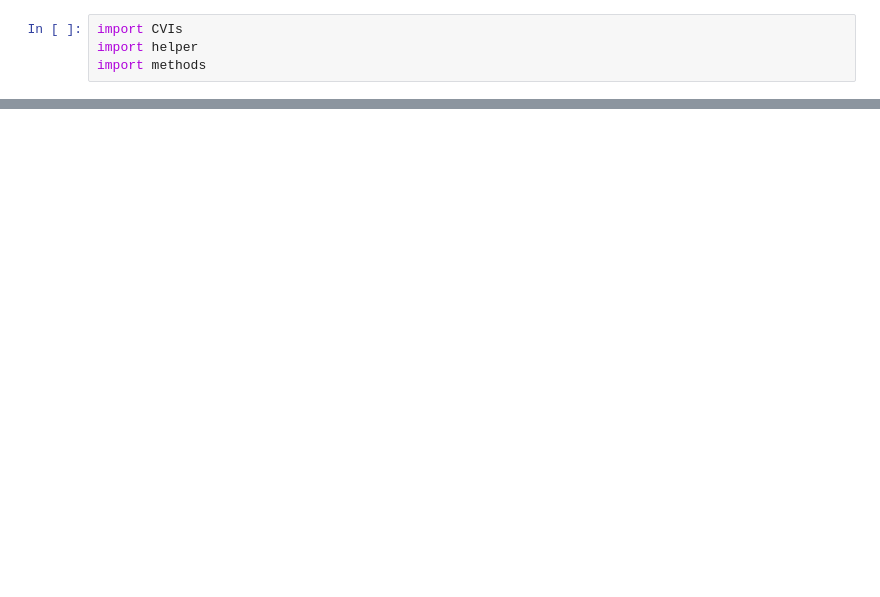
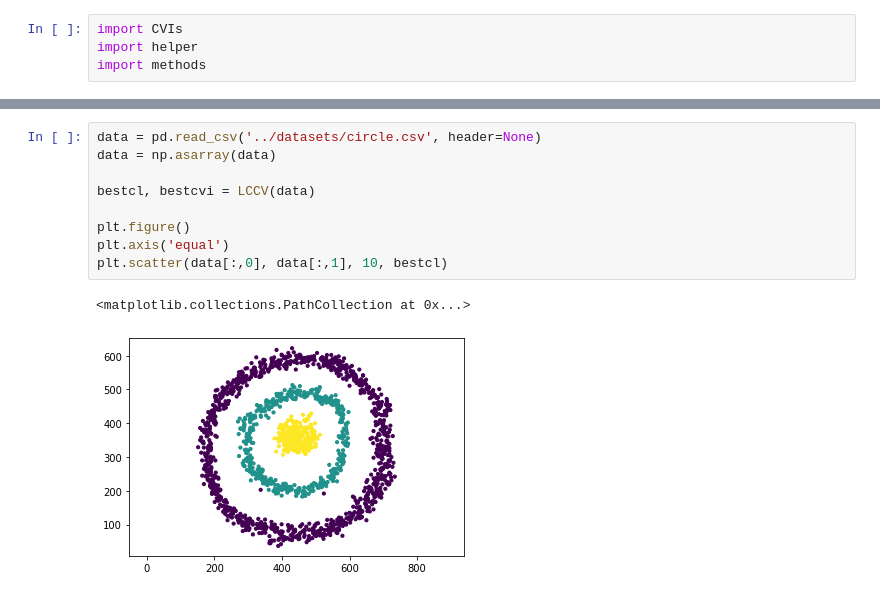
Before and after one commit to samhennessey/CVI-Experimental-Study, a Jupyter notebook: code/testing.ipynb, the cells around one changed output, grey strips where cells are left out. Saved outputs shown, nothing was run; the diff lists cells and outputs as text; blank space fills up the shorter version.

Commit message:
Added the LCCV clustering method to the mthods section and began to implement the LCCV CVI to the CVI module

```diff
--- a/code/testing.ipynb
+++ b/code/testing.ipynb
@@ -24,0 +340,12 @@ for fn in functs:
+# %%
+data = pd.read_csv('../datasets/circle.csv', header=None)
+data = np.asarray(data)
+
+bestcl, bestcvi = LCCV(data)
+
+plt.figure()
+plt.axis('equal')
+plt.scatter(data[:,0], data[:,1], 10, bestcl)
+# %% [output]
+<matplotlib.collections.PathCollection at 0x...>
+[figure, added]
```
Also changed, not shown: parts of 3 cells of this notebook, 4 other files.
